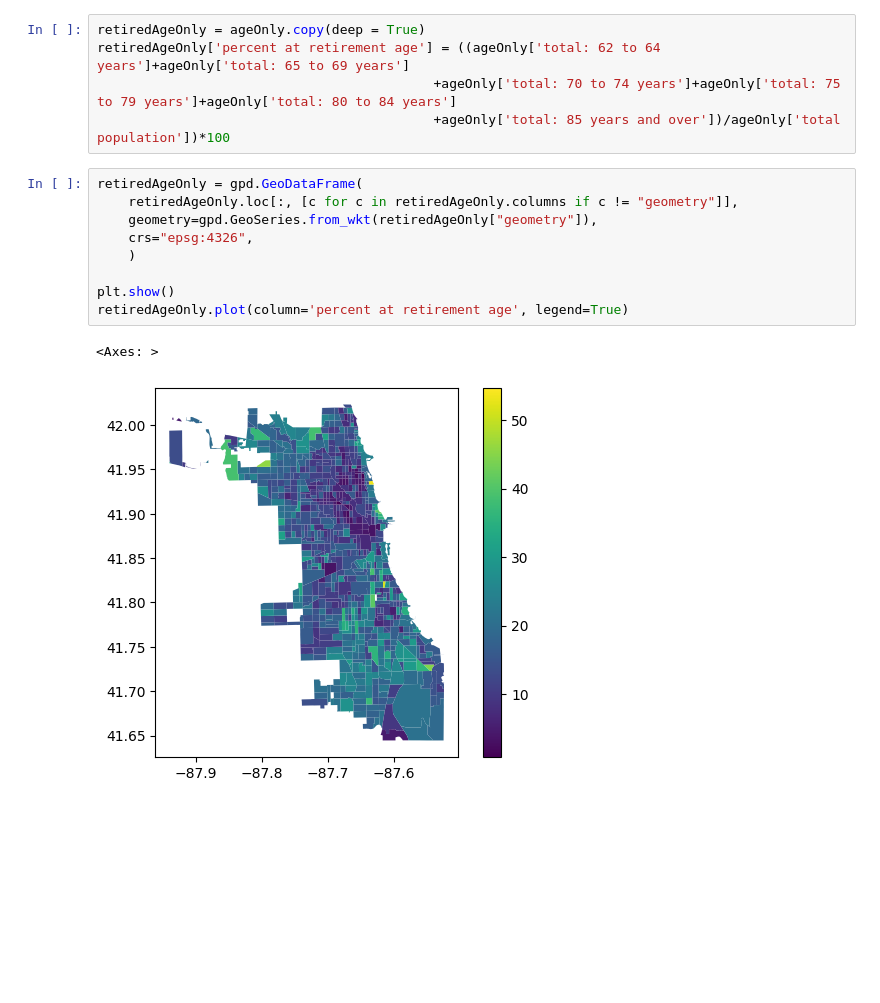
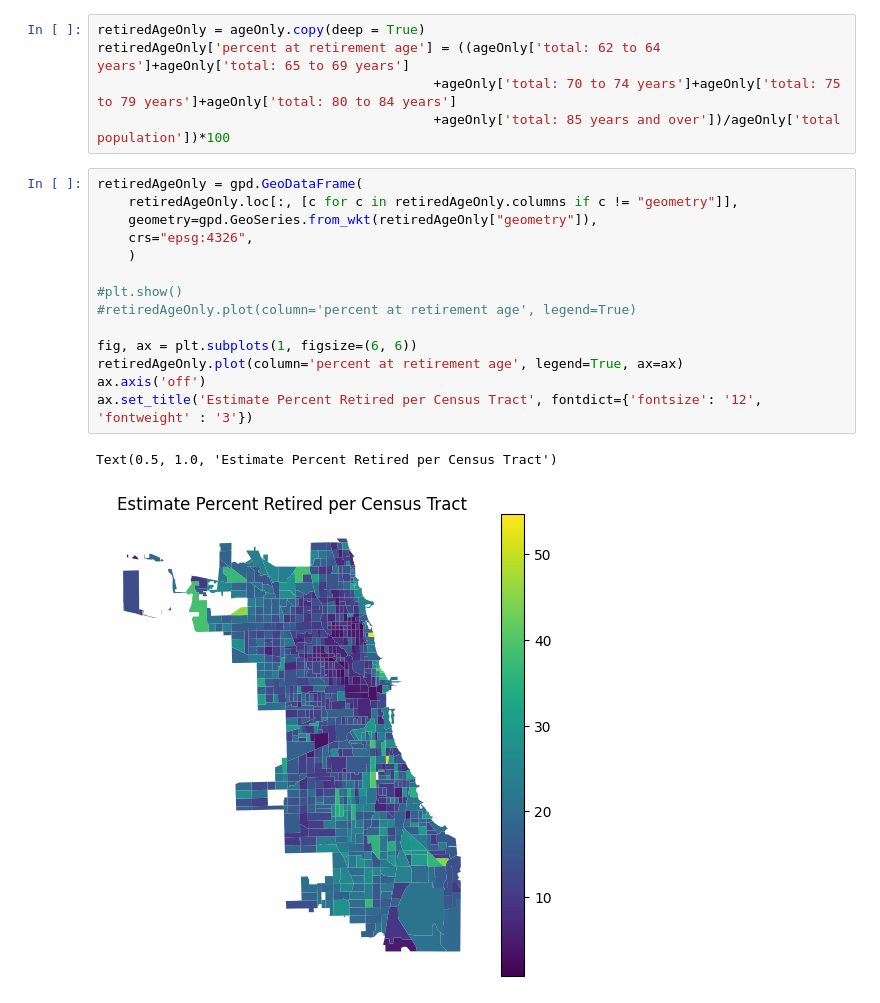
Before and after one commit to uchicago-dsi/cpl_project, a Jupyter notebook: can-summer-2023/rajvi_things/census data analysis/censusAgeAnalytics.ipynb, the cells around one changed output. Saved outputs shown, nothing was run; the diff lists cells and outputs as text; blank space fills up the shorter version.

Commit message:
added titles to maps

```diff
--- a/can-summer-2023/rajvi_things/census data analysis/censusAgeAnalytics.ipynb
+++ b/can-summer-2023/rajvi_things/census data analysis/censusAgeAnalytics.ipynb
@@ -69,15 +69,20 @@ retiredAgeOnly['percent at retirement age'] = ((ageOnly['total: 62 to 64 years']
 # %%
 retiredAgeOnly = gpd.GeoDataFrame(
     retiredAgeOnly.loc[:, [c for c in retiredAgeOnly.columns if c != "geometry"]],
     geometry=gpd.GeoSeries.from_wkt(retiredAgeOnly["geometry"]),
     crs="epsg:4326",
     )
 
-plt.show()
-retiredAgeOnly.plot(column='percent at retirement age', legend=True)
+#plt.show()
+#retiredAgeOnly.plot(column='percent at retirement age', legend=True)
+
+fig, ax = plt.subplots(1, figsize=(6, 6))
+retiredAgeOnly.plot(column='percent at retirement age', legend=True, ax=ax)
+ax.axis('off')
+ax.set_title('Estimate Percent Retired per Census Tract', fontdict={'fontsize': '12', 'fontweight' : '3'})
 # %% [output]
-<Axes: >
+Text(0.5, 1.0, 'Estimate Percent Retired per Census Tract')
-[figure, old version]
+[figure, new version]
 # %%
 youthAgeOnly = ageOnly.copy(deep = True)
 youthAgeOnly['percent under eighteen'] = ((youthAgeOnly['total: under 5 years']+youthAgeOnly['total: 5 to 9 years']
```
Also changed, not shown: parts of 1 cell of this notebook, 1 other file.
